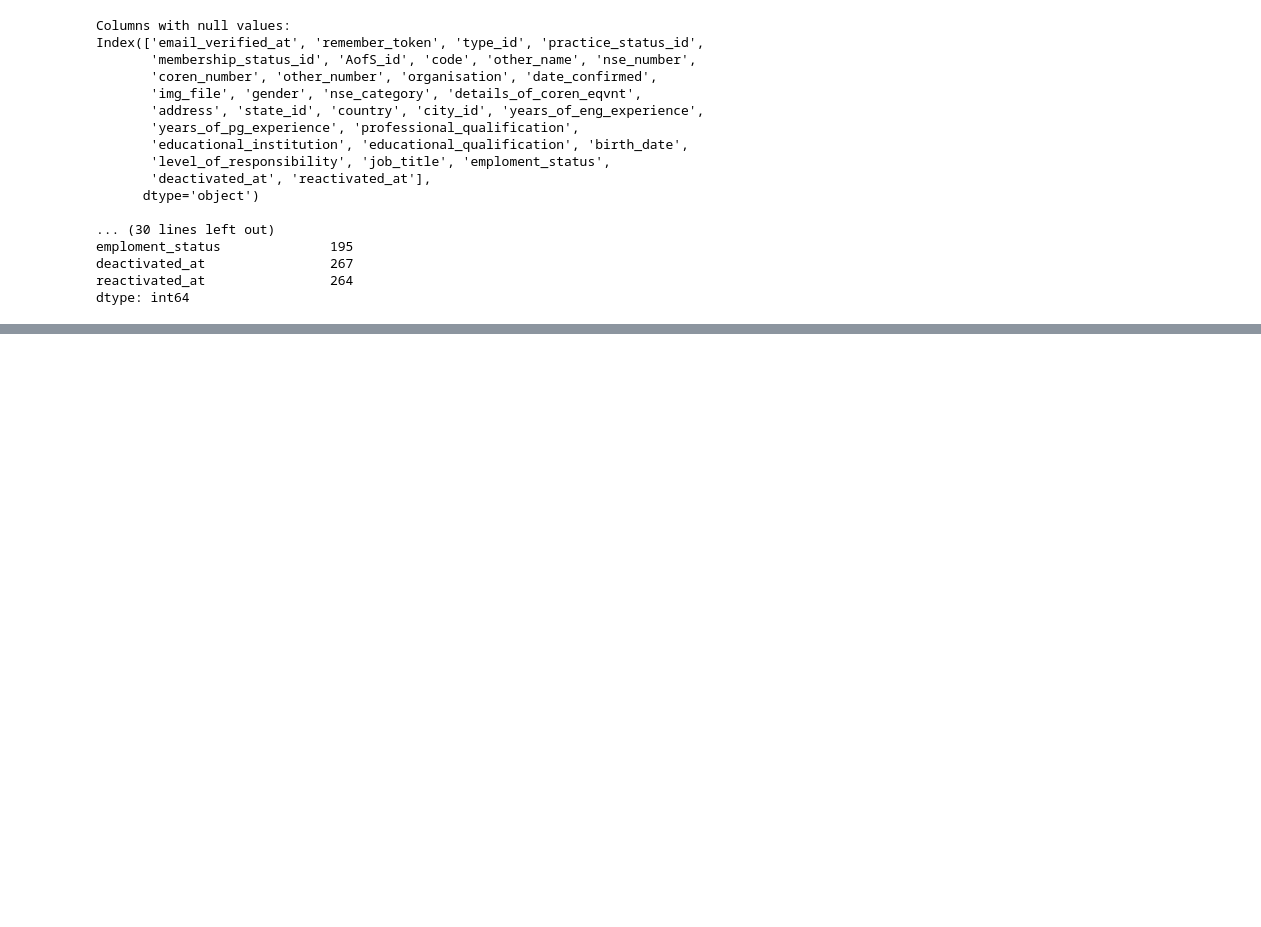
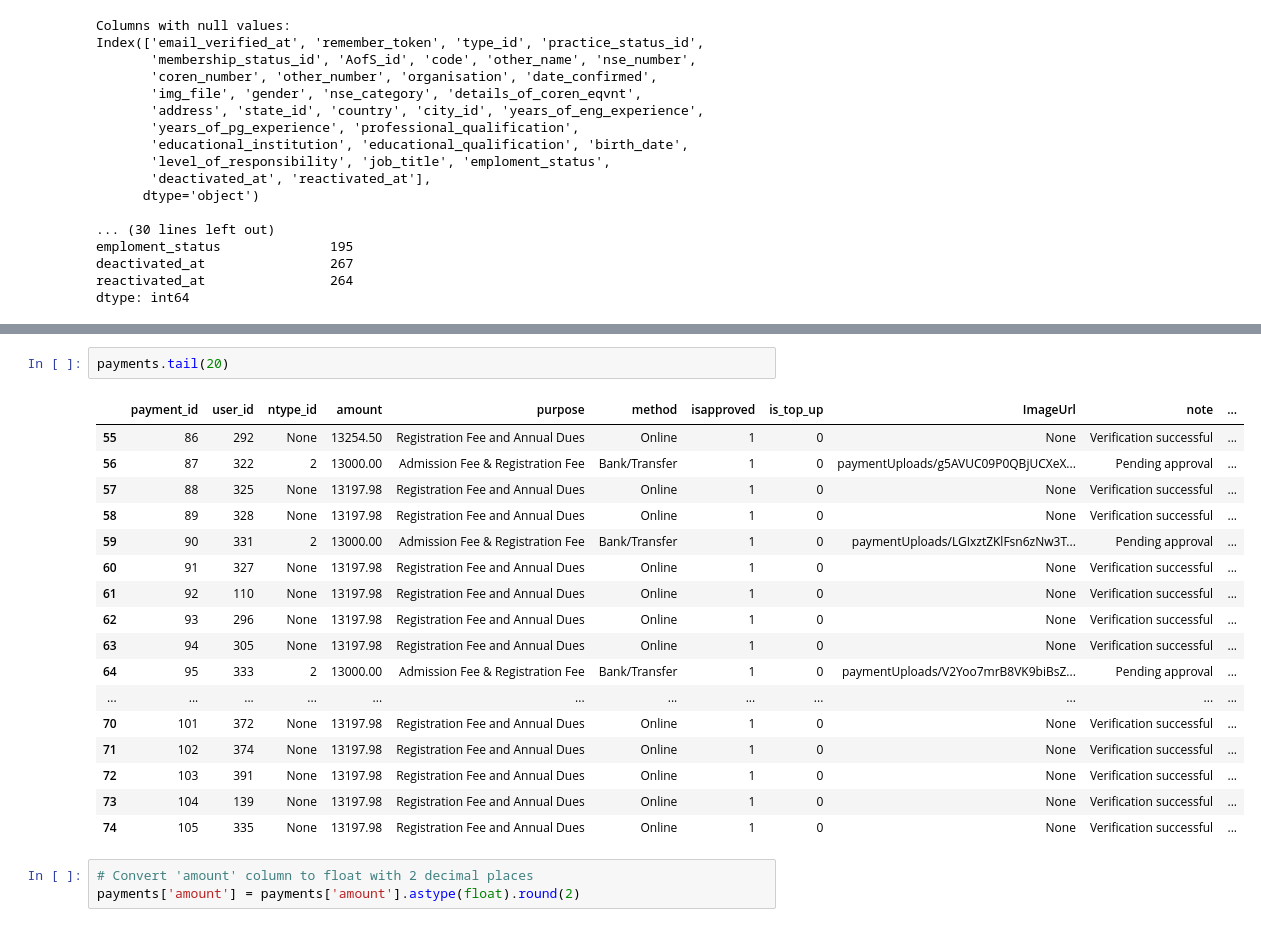
Before and after one commit to KingNonso/simple-data-migration-project, a Jupyter notebook: Data Migration Project.ipynb, the cells around one changed output, grey strips where cells are left out. Cells and saved outputs as stored; diff of their text form; blank space fills up the shorter version.

Commit message:
finished migration and data upload

```diff
--- a/Data Migration Project.ipynb
+++ b/Data Migration Project.ipynb
@@ -110,0 +733,23 @@ dtype: int64
+# %%
+payments.tail(20)
+# %% [output]
+|  | payment_id | user_id | ntype_id | amount | purpose | method | isapproved | is_top_up | ImageUrl | note | ... |
+| 55 | 86 | 292 | None | 13254.50 | Registration Fee and Annual Dues | Online | 1 | 0 | None | Verification successful | ... |
+| 56 | 87 | 322 | 2 | 13000.00 | Admission Fee & Registration Fee | Bank/Transfer | 1 | 0 | paymentUploads/g5AVUC09P0QBjUCXeX... | Pending approval | ... |
+| 57 | 88 | 325 | None | 13197.98 | Registration Fee and Annual Dues | Online | 1 | 0 | None | Verification successful | ... |
+| 58 | 89 | 328 | None | 13197.98 | Registration Fee and Annual Dues | Online | 1 | 0 | None | Verification successful | ... |
+| 59 | 90 | 331 | 2 | 13000.00 | Admission Fee & Registration Fee | Bank/Transfer | 1 | 0 | paymentUploads/LGIxztZKlFsn6zNw3T... | Pending approval | ... |
+| 60 | 91 | 327 | None | 13197.98 | Registration Fee and Annual Dues | Online | 1 | 0 | None | Verification successful | ... |
+| 61 | 92 | 110 | None | 13197.98 | Registration Fee and Annual Dues | Online | 1 | 0 | None | Verification successful | ... |
+| 62 | 93 | 296 | None | 13197.98 | Registration Fee and Annual Dues | Online | 1 | 0 | None | Verification successful | ... |
+| 63 | 94 | 305 | None | 13197.98 | Registration Fee and Annual Dues | Online | 1 | 0 | None | Verification successful | ... |
+| 64 | 95 | 333 | 2 | 13000.00 | Admission Fee & Registration Fee | Bank/Transfer | 1 | 0 | paymentUploads/V2Yoo7mrB8VK9biBsZ... | Pending approval | ... |
+| ... | ... | ... | ... | ... | ... | ... | ... | ... | ... | ... | ... |
+| 70 | 101 | 372 | None | 13197.98 | Registration Fee and Annual Dues | Online | 1 | 0 | None | Verification successful | ... |
+| 71 | 102 | 374 | None | 13197.98 | Registration Fee and Annual Dues | Online | 1 | 0 | None | Verification successful | ... |
+| 72 | 103 | 391 | None | 13197.98 | Registration Fee and Annual Dues | Online | 1 | 0 | None | Verification successful | ... |
+| 73 | 104 | 139 | None | 13197.98 | Registration Fee and Annual Dues | Online | 1 | 0 | None | Verification successful | ... |
+| 74 | 105 | 335 | None | 13197.98 | Registration Fee and Annual Dues | Online | 1 | 0 | None | Verification successful | ... |
+# %%
+# Convert 'amount' column to float with 2 decimal places
+payments['amount'] = payments['amount'].astype(float).round(2)
```
Also changed, not shown: parts of 88 cells of this notebook, 2 other files.
